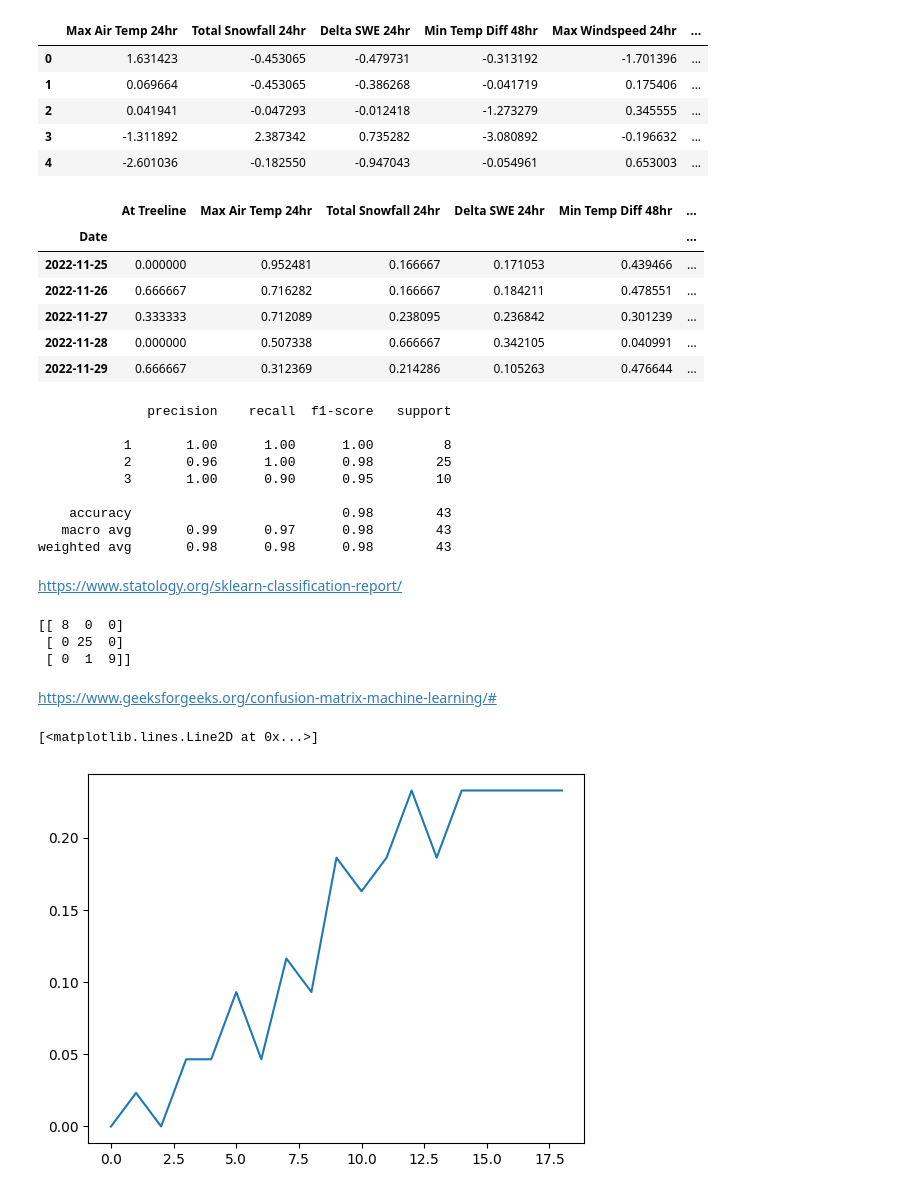
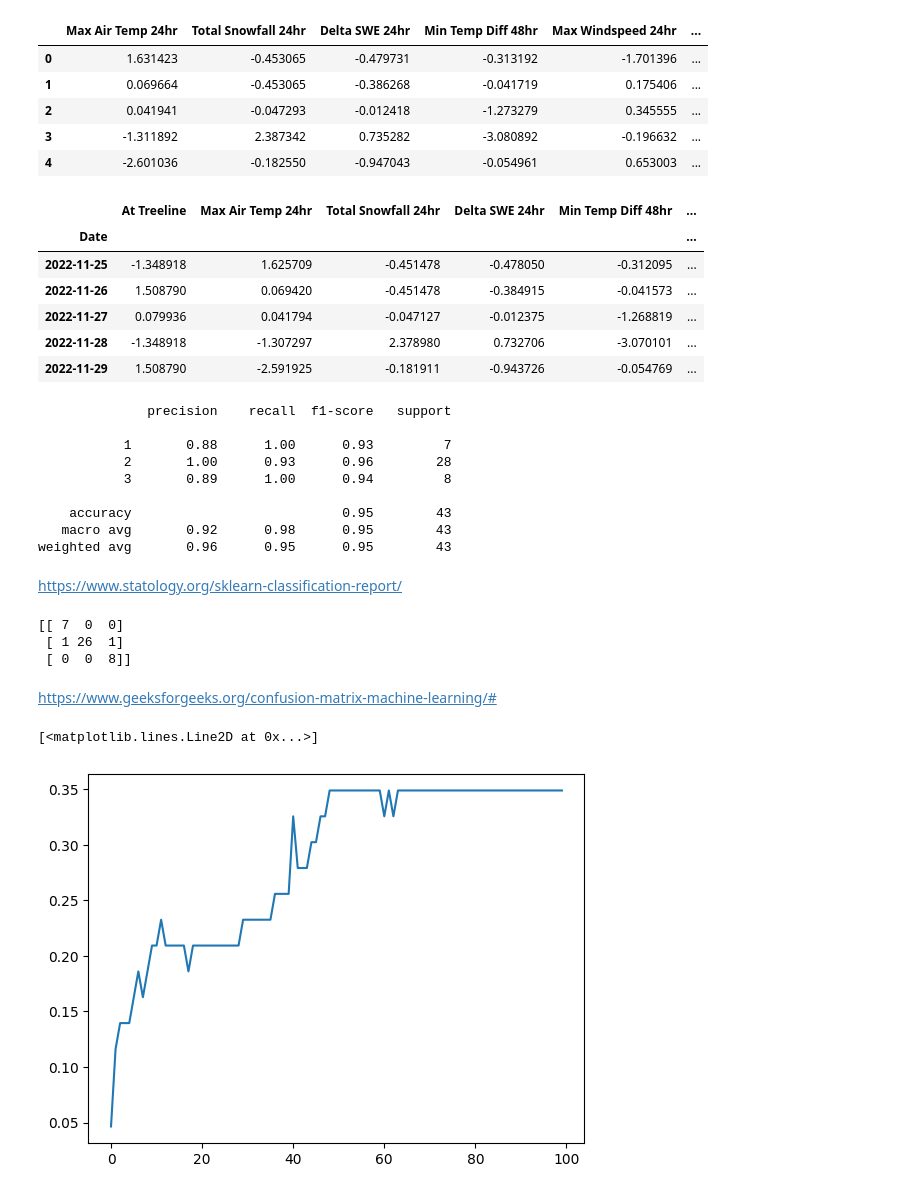
Before and after one commit to itsjpb/470-avalanche-prediction, a Jupyter notebook: jupyter/try_nn.ipynb, the cells around one changed output. Saved outputs shown, nothing was run; the diff lists cells and outputs as text; code cells hidden in the pictures.

Commit message:
dont normalize danger

```diff
--- a/jupyter/try_nn.ipynb
+++ b/jupyter/try_nn.ipynb
@@ -37,9 +37,10 @@ scaled = scaler.transform(df.drop('At Treeline', axis=1))
 
 scaled_df = pd.DataFrame(scaled, columns=df.drop('At Treeline', axis=1).columns)
 
-# normalized_df=(df-df.mean())/df.std()
-normalized_df=(df-df.min())/(df.max()-df.min())
-normalized_df.drop(['Was High Winds 24hr', 'Was Heavy Snowfall 24hr'], axis=1, inplace=True)
+df.drop(['Was High Winds 24hr', 'Was Heavy Snowfall 24hr'], axis=1, inplace=True)
+
+normalized_df=(df-df.mean())/df.std()
+# normalized_df=(df-df.min())/(df.max()-df.min())
 # %%
 scaled_df.head()
 # %% [output]
@@ -54,11 +55,11 @@ normalized_df.head()
 # %% [output]
 |  | At Treeline | Max Air Temp 24hr | Total Snowfall 24hr | Delta SWE 24hr | Min Temp Diff 48hr | ... |
 | Date |  |  |  |  |  | ... |
-| 2022-11-25 | 0.000000 | 0.952481 | 0.166667 | 0.171053 | 0.439466 | ... |
-| 2022-11-26 | 0.666667 | 0.716282 | 0.166667 | 0.184211 | 0.478551 | ... |
-| 2022-11-27 | 0.333333 | 0.712089 | 0.238095 | 0.236842 | 0.301239 | ... |
-| 2022-11-28 | 0.000000 | 0.507338 | 0.666667 | 0.342105 | 0.040991 | ... |
-| 2022-11-29 | 0.666667 | 0.312369 | 0.214286 | 0.105263 | 0.476644 | ... |
+| 2022-11-25 | -1.348918 | 1.625709 | -0.451478 | -0.478050 | -0.312095 | ... |
+| 2022-11-26 | 1.508790 | 0.069420 | -0.451478 | -0.384915 | -0.041573 | ... |
+| 2022-11-27 | 0.079936 | 0.041794 | -0.047127 | -0.012375 | -1.268819 | ... |
+| 2022-11-28 | -1.348918 | -1.307297 | 2.378980 | 0.732706 | -3.070101 | ... |
+| 2022-11-29 | 1.508790 | -2.591925 | -0.181911 | -0.943726 | -0.054769 | ... |
 # %%
 from sklearn.model_selection import train_test_split
 
@@ -69,7 +70,7 @@ x_training_data, x_test_data, y_training_data, y_test_data = train_test_split(x,
 # %%
 from sklearn.neighbors import KNeighborsClassifier
 
-model = KNeighborsClassifier(n_neighbors=2)
+model = KNeighborsClassifier(n_neighbors=1)
 
 model.fit(x_training_data, y_training_data)
 
@@ -81,38 +82,38 @@ print(classification_report(y_test_data, predictions))
 # %% [output]
               precision    recall  f1-score   support
 
-           1       1.00      1.00      1.00         8
-           2       0.96      1.00      0.98        25
-           3       1.00      0.90      0.95        10
+           1       0.88      1.00      0.93         7
+           2       1.00      0.93      0.96        28
+           3       0.89      1.00      0.94         8
 
-    accuracy                           0.98        43
-   macro avg       0.99      0.97      0.98        43
-weighted avg       0.98      0.98      0.98        43
+    accuracy                           0.95        43
+   macro avg       0.92      0.98      0.95        43
+weighted avg       0.96      0.95      0.95        43
 # %% [markdown]
 https://www.statology.org/sklearn-classification-report/
 # %%
 print(confusion_matrix(y_test_data, predictions))
 # %% [output]
-[[ 8  0  0]
- [ 0 25  0]
- [ 0  1  9]]
+[[ 7  0  0]
+ [ 1 26  1]
+ [ 0  0  8]]
 # %% [markdown]
 https://www.geeksforgeeks.org/confusion-matrix-machine-learning/#
 # %%
 error_rates = []
 
-for i in np.arange(1, 20): # 101
+for i in np.arange(1, 101): # 101
 
     new_model = KNeighborsClassifier(n_neighbors = i)
 
     new_model.fit(x_training_data, y_training_data)
 
     new_predictions = new_model.predict(x_test_data)
 
     error_rates.append(np.mean(new_predictions != y_test_data))
 
 
 plt.plot(error_rates)
 # %% [output]
 [<matplotlib.lines.Line2D at 0x...>]
-[figure, old version]
+[figure, new version]
```
Also changed, not shown: 1 other file.
